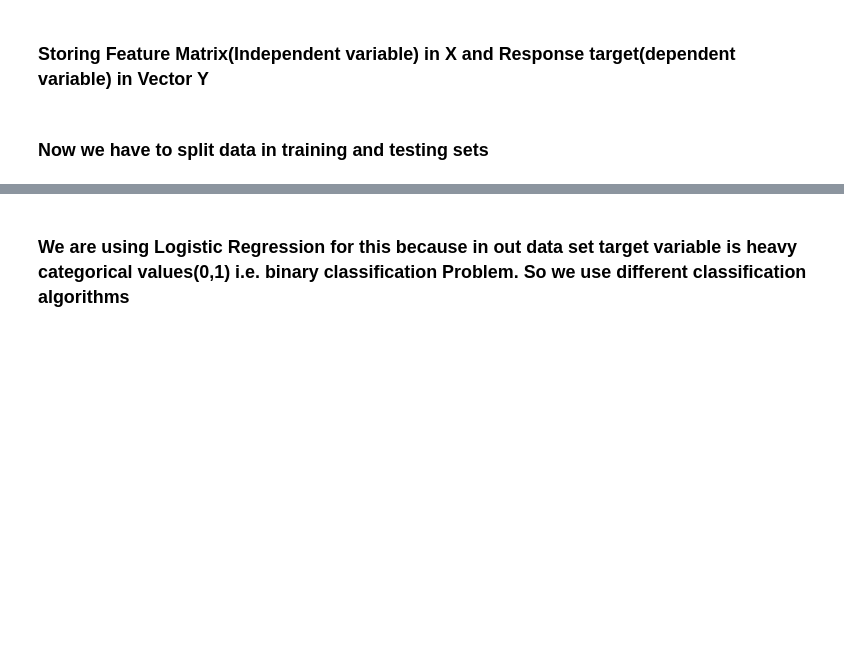
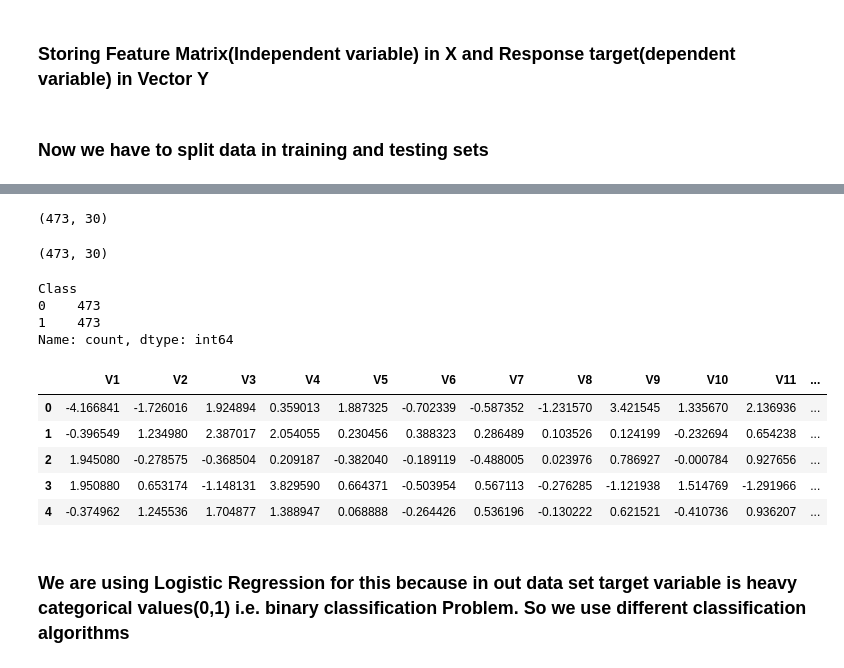
Before and after one commit to anandvardhan558/credit-card-fraud-detection, a Jupyter notebook: notebooks/Untitled.ipynb, the cells around one changed output, grey strips where cells are left out. Saved outputs shown, nothing was run; the diff lists cells and outputs as text; code cells hidden in the pictures; blank space fills up the shorter version.

```diff
--- a/notebooks/Untitled.ipynb
+++ b/notebooks/Untitled.ipynb
@@ -175,0 +182,3 @@ x_train, x_test, y_train, y_test = train_test_split(x,y, test_size = 0.20, rando
+# %%
+normal = df[df['Class'] == 0]
+fraud = df[df['Class'] == 1]
@@ -175,0 +189,31 @@ x_train, x_test, y_train, y_test = train_test_split(x,y, test_size = 0.20, rando
+# %%
+
+fraud.shape
+# %% [output]
+(473, 30)
+# %%
+normal_sample = normal.sample(n=473)
+# This will select 473 random sample from normal transition(275190) to match fraud transition
+# %%
+normal_sample.shape
+# %% [output]
+(473, 30)
+# %%
+new_data = pd.concat([normal_sample, fraud], ignore_index = True)
+# %%
+new_data['Class'].value_counts()
+# Now we have same number of transition for both fraud and normal transation
+# %% [output]
+Class
+0    473
+1    473
+Name: count, dtype: int64
+# %%
+new_data.head()
+# %% [output]
+|  | V1 | V2 | V3 | V4 | V5 | V6 | V7 | V8 | V9 | V10 | V11 | ... |
+| 0 | -4.166841 | -1.726016 | 1.924894 | 0.359013 | 1.887325 | -0.702339 | -0.587352 | -1.231570 | 3.421545 | 1.335670 | 2.136936 | ... |
+| 1 | -0.396549 | 1.234980 | 2.387017 | 2.054055 | 0.230456 | 0.388323 | 0.286489 | 0.103526 | 0.124199 | -0.232694 | 0.654238 | ... |
+| 2 | 1.945080 | -0.278575 | -0.368504 | 0.209187 | -0.382040 | -0.189119 | -0.488005 | 0.023976 | 0.786927 | -0.000784 | 0.927656 | ... |
+| 3 | 1.950880 | 0.653174 | -1.148131 | 3.829590 | 0.664371 | -0.503954 | 0.567113 | -0.276285 | -1.121938 | 1.514769 | -1.291966 | ... |
+| 4 | -0.374962 | 1.245536 | 1.704877 | 1.388947 | 0.068888 | -0.264426 | 0.536196 | -0.130222 | 0.621521 | -0.410736 | 0.936207 | ... |
```
Also changed, not shown: parts of 39 cells of this notebook.
